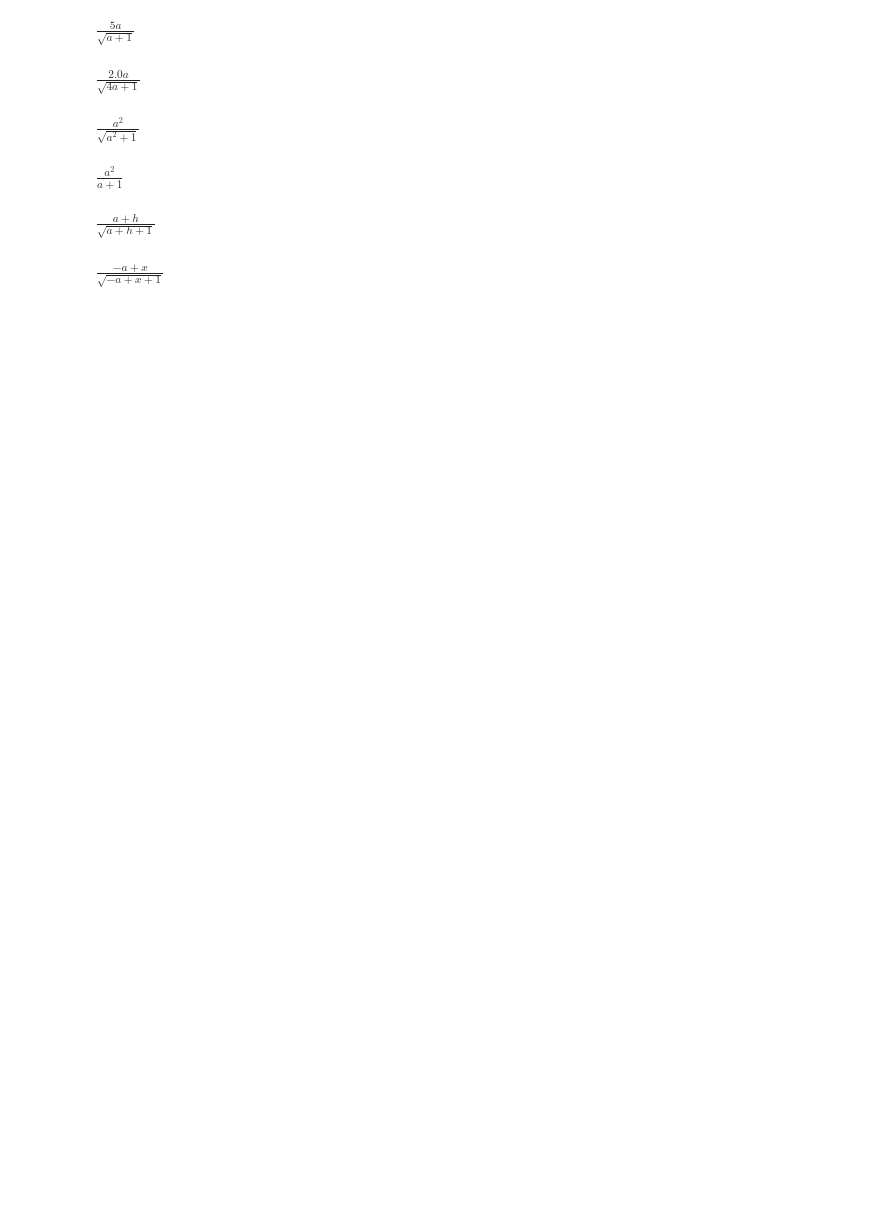
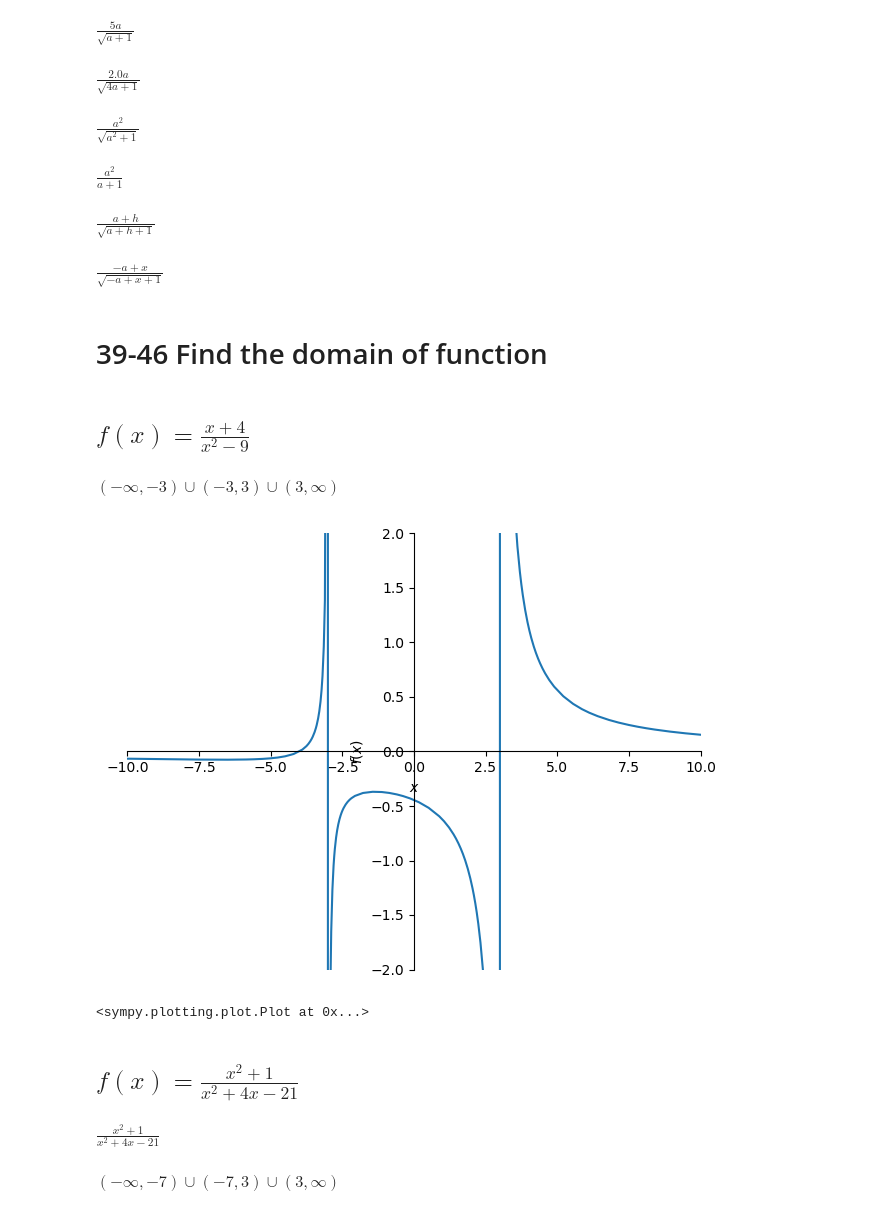
Before and after one commit to Lashi0812/Calculus, a Jupyter notebook: 01_1_Chapter_Four_way_to_represent_fn.ipynb, the cells around one changed output. Cells and saved outputs as stored; diff of their text form; code cells hidden in the pictures; blank space fills up the shorter version.

Commit message:
finding the domain

```diff
--- a/01_1_Chapter_Four_way_to_represent_fn.ipynb
+++ b/01_1_Chapter_Four_way_to_represent_fn.ipynb
@@ -194,3 +194,7 @@ $\displaystyle \frac{a + h}{\sqrt{a + h + 1}}$
 gx.subs(x,"x-a")
 # %% [output]
 $\displaystyle \frac{- a + x}{\sqrt{- a + x + 1}}$
+# %% [markdown]
+# 39-46 Find the domain of function
+# %% [markdown]
+## $f(x)=\frac{x+4}{x^{2}-9}$
@@ -196,0 +205,27 @@ $\displaystyle \frac{- a + x}{\sqrt{- a + x + 1}}$
+# %%
+x = sp.Symbol("x")
+fx_denominator = x**2 -9
+fx = (x + 4) / fx_denominator
+# %%
+domain  = sp.S.Reals -set(sp.real_roots(fx_denominator,x))
+domain
+# %% [output]
+$\displaystyle \left(-\infty, -3\right) \cup \left(-3, 3\right) \cup \left(3, \infty\right)$
+# %%
+sp.plot(fx,(x,-10,10),ylim=(-2,2),xlim=(-10,10))
+# %% [output]
+[figure, added]
+<sympy.plotting.plot.Plot at 0x...>
+# %% [markdown]
+## $f(x)=\frac{x^{2}+1}{x^{2}+4x-21}$
+# %%
+fx_denominator = x**2 + 4*x  -21
+fx = (x**2 + 1)/fx_denominator
+fx
+# %% [output]
+$\displaystyle \frac{x^{2} + 1}{x^{2} + 4 x - 21}$
+# %%
+domain = sp.S.Reals - set(sp.real_roots(fx_denominator,x))
+domain
+# %% [output]
+$\displaystyle \left(-\infty, -7\right) \cup \left(-7, 3\right) \cup \left(3, \infty\right)$
```
Also changed, not shown: parts of 37 cells of this notebook.
